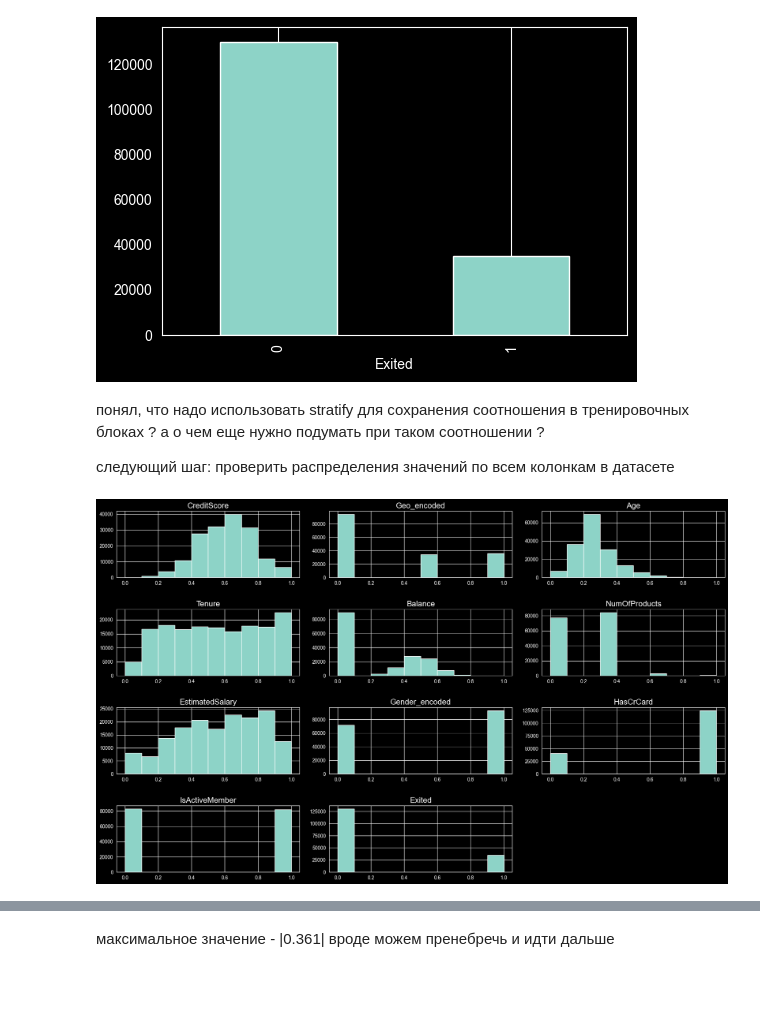
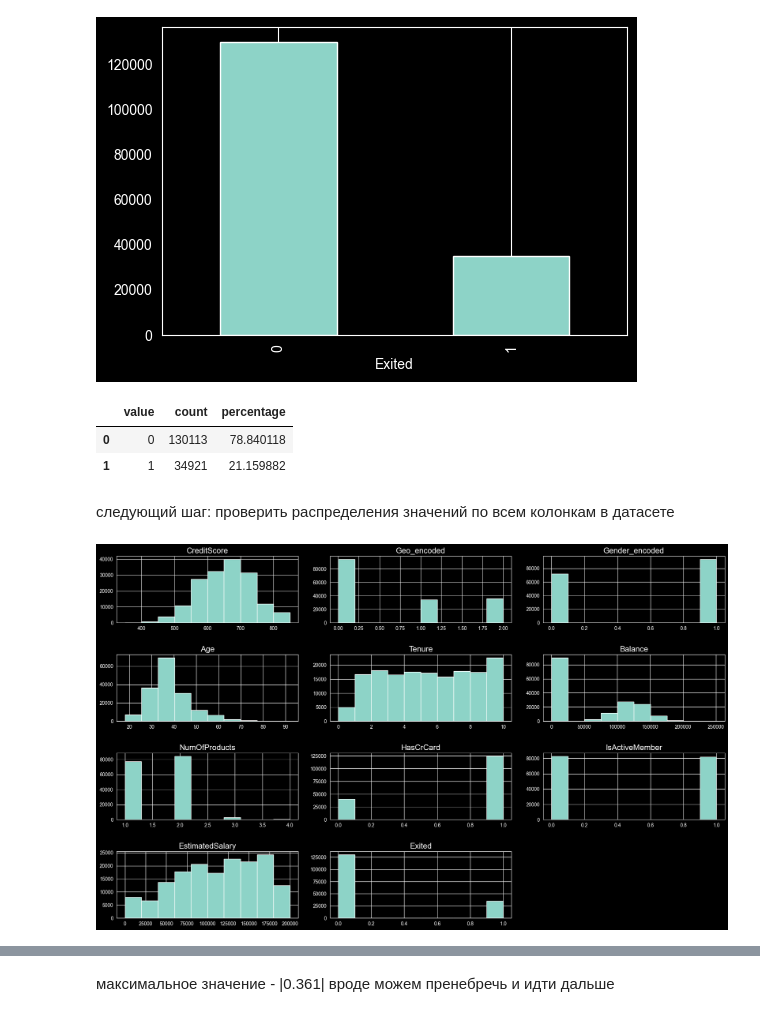
Before and after one commit to Evgeny725/ml-basics, a Jupyter notebook: bank_churn.ipynb, the cells around one changed output, grey strips where cells are left out. Drawn from its saved outputs; the diff is of its cells as text; code cells hidden in the pictures; blank space fills up the shorter version.

```diff
--- a/bank_churn.ipynb
+++ b/bank_churn.ipynb
@@ -444,17 +384,21 @@ df_normalized['Exited'].value_counts().plot.bar(figsize=(6, 4))
 plt.grid(axis='y')
 # %% [output]
 [figure]
+# %%
+column_stats_table('Exited')
+# %% [output]
+|  | value | count | percentage |
+| 0 | 0 | 130113 | 78.840118 |
+| 1 | 1 | 34921 | 21.159882 |
 # %% [markdown]
-понял, что надо использовать stratify для сохранения соотношения в тренировочных блоках
-? а о чем еще нужно подумать при таком соотношении ?
 
 следующий шаг: проверить распределения значений по всем колонкам в датасете
 # %%
 
 plt.rc('axes', titlesize=16)
-df_normalized.hist(figsize=(18, 11), xlabelsize=10, ylabelsize=10)
+df_filtered.hist(figsize=(18, 11), xlabelsize=10, ylabelsize=10)
 plt.tight_layout(h_pad=3.0, w_pad=2.0)
 # тут надо бы еще добавить абсолютные мин/макс значения (до нормализации)
 # %% [output]
-[figure, old version]
+[figure, new version]
 # %%
```
Also changed, not shown: parts of 33 cells of this notebook, 1 other file.
